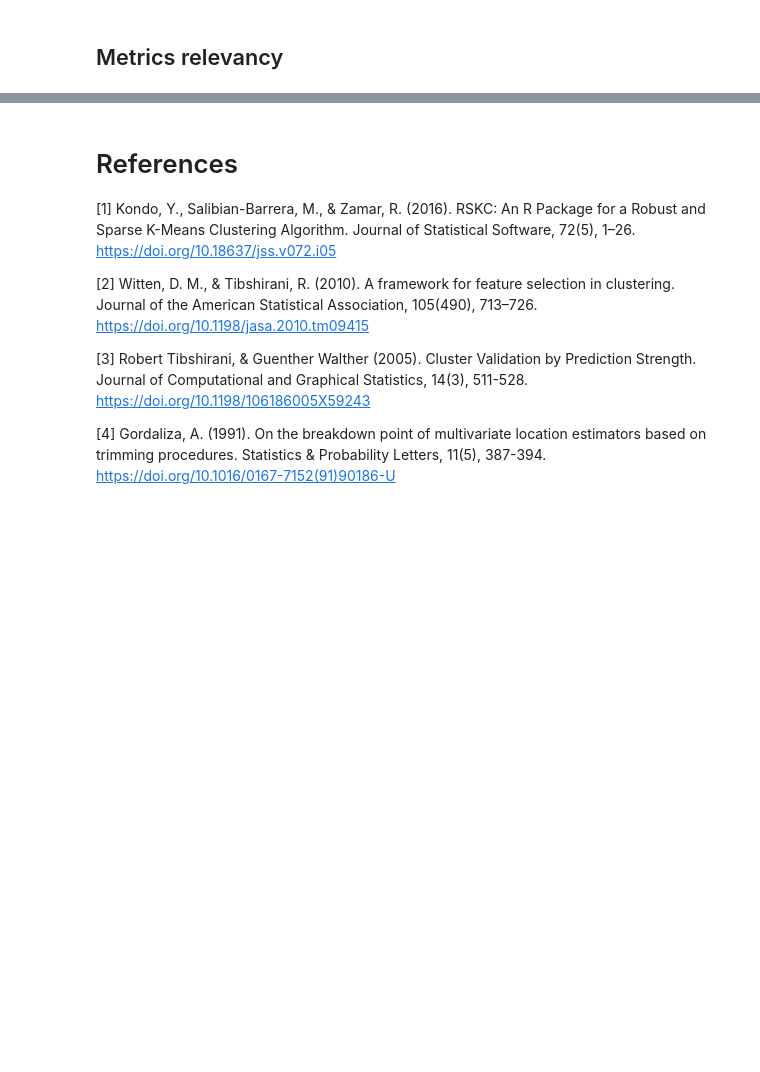
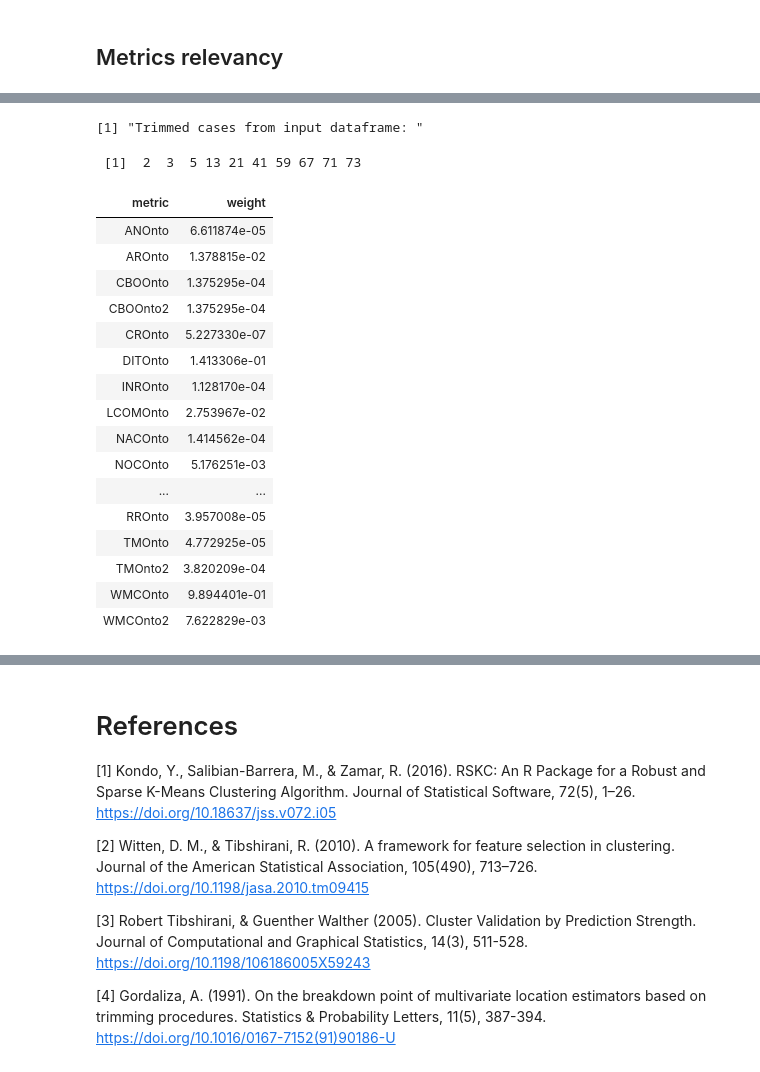
Before and after one commit to neobernad/evaluomeR, a Jupyter notebook: notebooks/local/evaluomeR-RSKC.ipynb, the cells around one changed output, grey strips where cells are left out. Drawn from its saved outputs; the diff is of its cells as text; code cells hidden in the pictures; blank space fills up the shorter version.

Commit message:
Notebook: Working on showing parameters from RSKC output

```diff
--- a/notebooks/local/evaluomeR-RSKC.ipynb
+++ b/notebooks/local/evaluomeR-RSKC.ipynb
@@ -174,11 +150,11 @@ print(paste0("Best L1 upper bound is: ", l1))
 # %% [markdown]
 ## Metrics relevancy <a class="anchor" id="rskc_metrics_relevancy"></a>
 # %%
-r3 = RSKC(assayOnt, 3, 0.1, L1 = l1, nstart = 200,
+rskc_out = RSKC(df, global_k_value, 0.1, L1 = l1, nstart = 200,
         silent=TRUE, scaling = FALSE, correlation = FALSE)
-cat(paste0("L1 value: ", L1,"\n"))
-cat(names(r3$weights)[1], ": ", r3$weights[1],"\n")
-cat(names(r3$weights)[2], ": ", r3$weights[2],"\n")
-cat(names(r3$weights)[3], ": ", r3$weights[3],"\n")
+cat(paste0("L1 value: ", l1,"\n"))
+cat(names(rskc_out$weights)[1], ": ", rskc_out$weights[1],"\n")
+cat(names(rskc_out$weights)[2], ": ", rskc_out$weights[2],"\n")
+cat(names(rskc_out$weights)[3], ": ", rskc_out$weights[3],"\n")
 cat("---\n")
 # %% [output]
@@ -185,0 +185,35 @@ ERROR: Error in RSKC(assayOnt, 3, 0.1, L1 = L1, nstart = 200, silent = TRUE, : o
+# %%
+union_vector = c(rskc_out$oE,rskc_out$oW)
+union_vector_unique = unique(union_vector)
+union_vector_unique = sort(union_vector_unique)
+
+print(paste0("Trimmed cases from input dataframe: "))
+union_vector_unique
+# %% [output]
+[1] "Trimmed cases from input dataframe: "
+ [1]  2  3  5 13 21 41 59 67 71 73
+# %%
+columns = c('metric', 'weight')
+rskc_df = data.frame(matrix(ncol = length(columns), nrow = length(rskc_out$weights)))
+colnames(rskc_df) = columns
+rskc_df['metric'] = names(rskc_out$weights)
+rskc_df['weight'] = rskc_out$weights
+rskc_df
+# %% [output]
+| metric | weight |
+| ANOnto | 6.611874e-05 |
+| AROnto | 1.378815e-02 |
+| CBOOnto | 1.375295e-04 |
+| CBOOnto2 | 1.375295e-04 |
+| CROnto | 5.227330e-07 |
+| DITOnto | 1.413306e-01 |
+| INROnto | 1.128170e-04 |
+| LCOMOnto | 2.753967e-02 |
+| NACOnto | 1.414562e-04 |
+| NOCOnto | 5.176251e-03 |
+| ... | ... |
+| RROnto | 3.957008e-05 |
+| TMOnto | 4.772925e-05 |
+| TMOnto2 | 3.820209e-04 |
+| WMCOnto | 9.894401e-01 |
+| WMCOnto2 | 7.622829e-03 |
```
Also changed, not shown: parts of 9 cells of this notebook, 1 other file.
